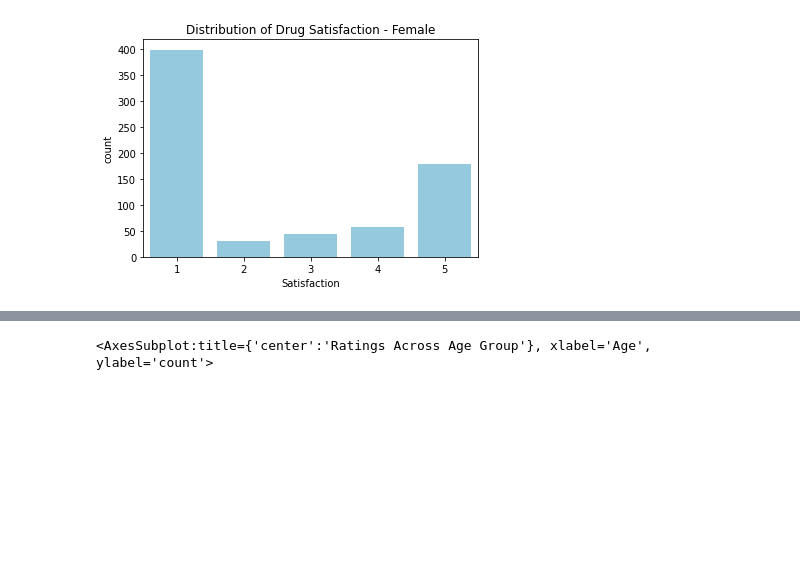
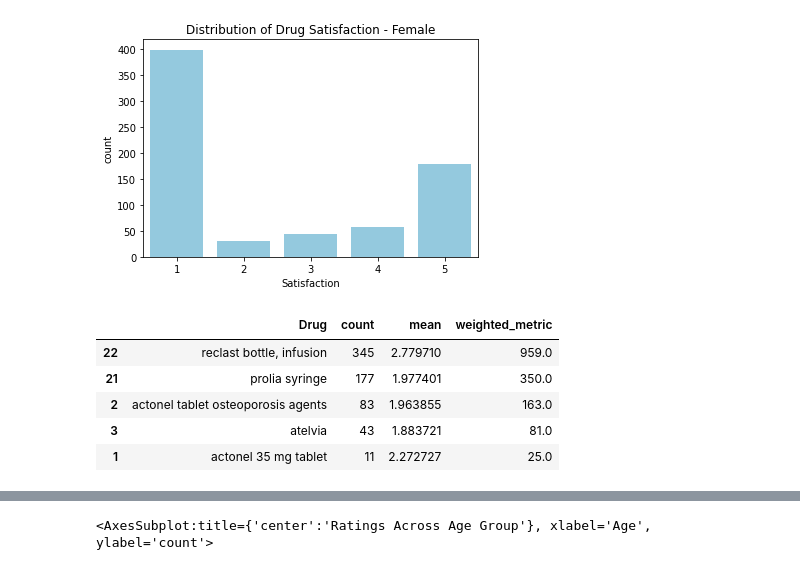
Before and after one commit to woonsupkim/DrugReview, a Jupyter notebook: EDA.ipynb, the cells around one changed output, grey strips where cells are left out. Cells and saved outputs as stored; diff of their text form; code cells hidden in the pictures; blank space fills up the shorter version.

```diff
--- a/EDA.ipynb
+++ b/EDA.ipynb
@@ -152,3 +152,15 @@ plt.subplots_adjust(left=0.1,
 # %% [output]
 '\nplt.subplots_adjust(left=0.1,\n                    bottom=0.1, \n                    right=1.2, \n                    top=0.9, \n                    wspace=0.4, \n                    hspace=0.4)\n'
 [figure]
+# %%
+#Top 5 Drugs considering both count and average satisfaction
+df_tmp = df_ost.groupby('Drug')['Satisfaction'].agg(count='size', mean='mean').reset_index()
+df_tmp['weighted_metric'] = (df_tmp['count'] * df_tmp['mean'])
+df_tmp.sort_values(by = ['weighted_metric'], ascending = False).head(5)
+# %% [output]
+|  | Drug | count | mean | weighted_metric |
+| 22 | reclast bottle, infusion | 345 | 2.779710 | 959.0 |
+| 21 | prolia syringe | 177 | 1.977401 | 350.0 |
+| 2 | actonel tablet osteoporosis agents | 83 | 1.963855 | 163.0 |
+| 3 | atelvia | 43 | 1.883721 | 81.0 |
+| 1 | actonel 35 mg tablet | 11 | 2.272727 | 25.0 |
```
Also changed, not shown: parts of 3 cells of this notebook.
